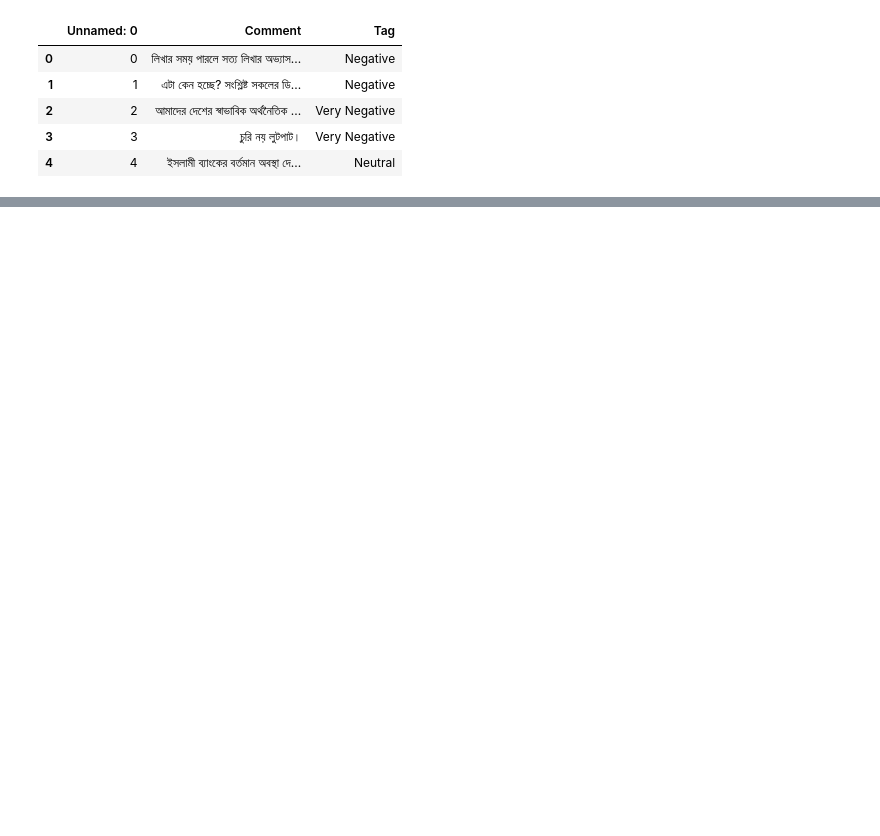
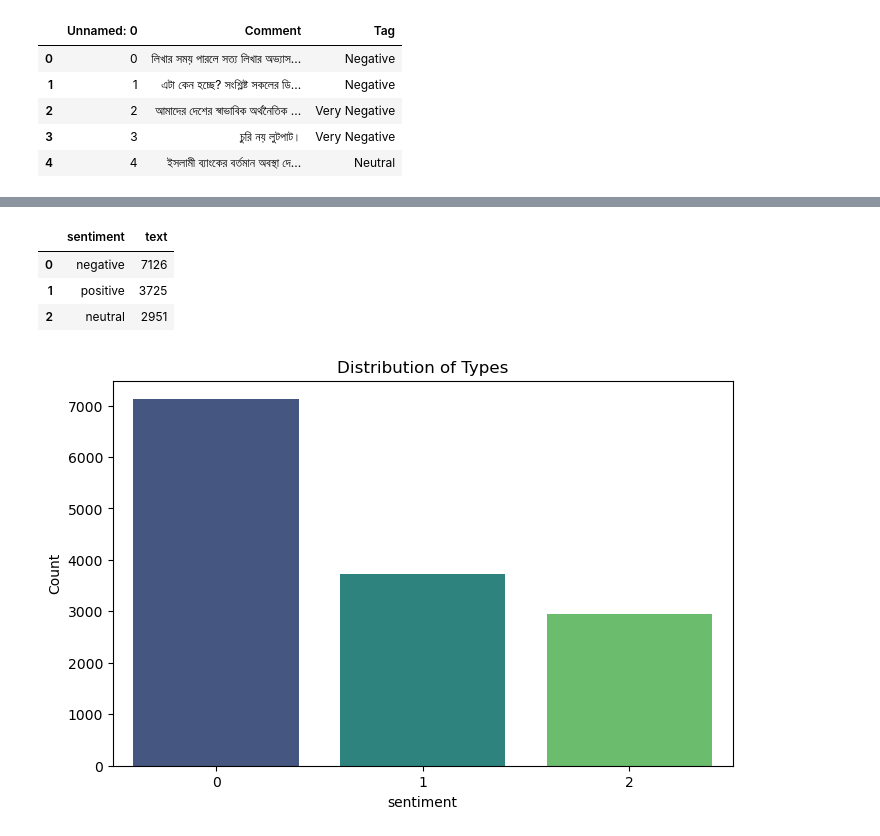
Before and after one commit to Faisalece18/Sentiment-Analysis, a Jupyter notebook: News dataset.ipynb, the cells around one changed output, grey strips where cells are left out. Saved outputs shown, nothing was run; the diff lists cells and outputs as text; code cells hidden in the pictures; blank space fills up the shorter version.

```diff
--- a/News dataset.ipynb
+++ b/News dataset.ipynb
@@ -119,0 +54,2 @@ data.describe(include='all')
+# %%
+df.rename(columns={'Comment': 'text'}, inplace=True)
@@ -119,0 +60,6 @@ data.describe(include='all')
+# %%
+# Convert sentiment to a categorical type temporarily
+df['sentiment'] = df['sentiment'].astype('category')
+
+# Call describe again
+df.describe(include='all')
@@ -119,0 +72,26 @@ data.describe(include='all')
+# %%
+
+temp = df.groupby('sentiment').count()['text'].reset_index()
+
+
+sentiment_mapping = {0: 'negative', 1: 'positive', 2: 'neutral'}
+temp['sentiment'] = temp['sentiment'].map(sentiment_mapping)
+
+
+temp = temp.sort_values(by='sentiment')
+
+temp.style.background_gradient(cmap='Purples')
+# %% [output]
+|  | sentiment | text |
+| 0 | negative | 7126 |
+| 1 | positive | 3725 |
+| 2 | neutral | 2951 |
+# %%
+plt.figure(figsize=(8, 5))
+sns.countplot(x='sentiment', data=df, palette='viridis')
+plt.title('Distribution of Types')
+plt.xlabel('sentiment')
+plt.ylabel('Count')
+plt.show()
+# %% [output]
+[figure, added]
```
Also changed, not shown: parts of 38 cells of this notebook, 2 other files.
